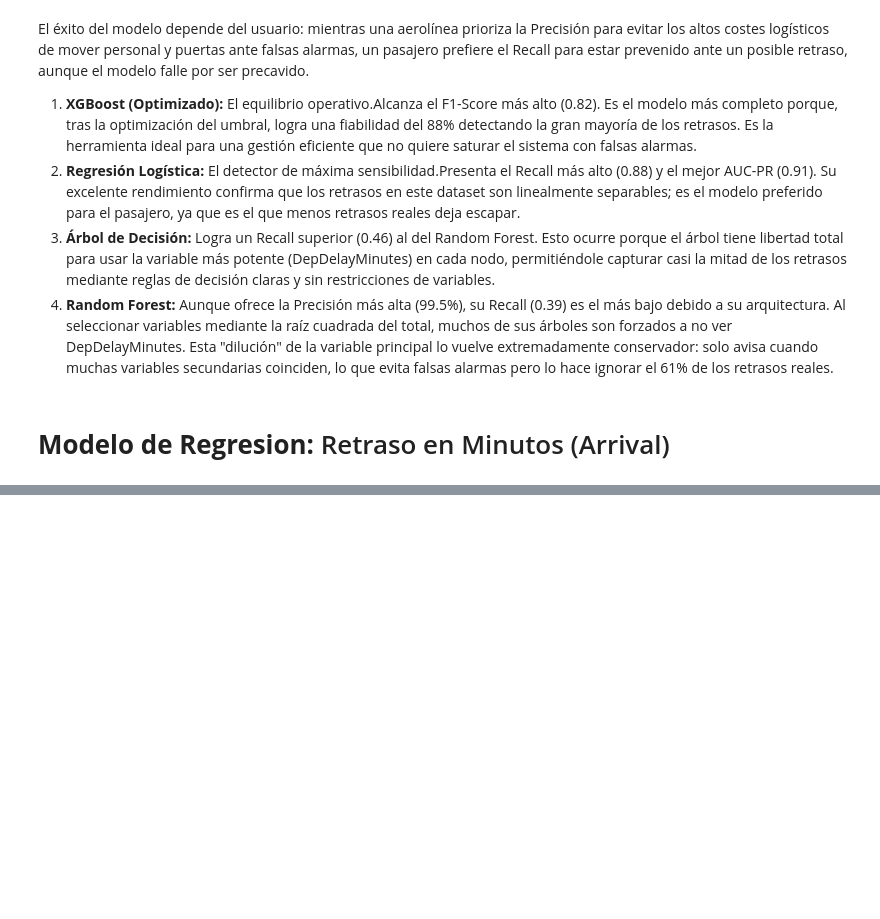
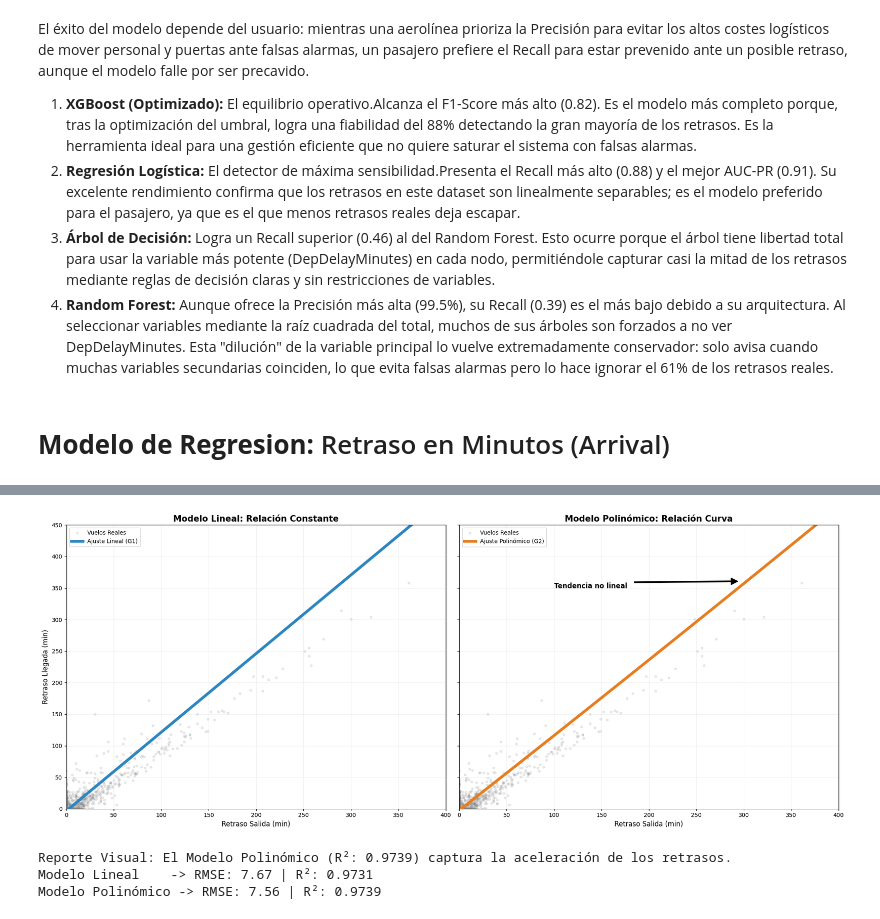
Before and after one commit to MartinEO2005/Proyecto_Open_Data, a Jupyter notebook: ml_supervisado.ipynb, the cells around one changed output, grey strips where cells are left out. Cells and saved outputs as stored; diff of their text form; code cells hidden in the pictures; blank space fills up the shorter version.

```diff
--- a/ml_supervisado.ipynb
+++ b/ml_supervisado.ipynb
@@ -925,0 +1069,73 @@ You can try to debug the error by setting error_score='raise'.
+# %%
+import matplotlib.pyplot as plt
+import numpy as np
+import pandas as pd
+from sklearn.metrics import mean_squared_error, r2_score, mean_absolute_error
+
+# 1. PREPARACIÓN DE LA TENDENCIA
+x_var = 'DepDelayMinutes'
+x_range = np.linspace(0, 400, 100)
+
+# Creamos datos sintéticos (resto de variables en su media)
+X_plot = pd.DataFrame([X_test_reg_encoded.mean()] * 100, columns=X_test_reg_encoded.columns)
+X_plot[x_var] = x_range
+
+# 2. PREDICCIONES
+# Lineal (Usamos el scaler que ya tienes definido)
+X_plot_scaled = scaler.transform(X_plot)
+y_plot_lin = best_sgd.predict(X_plot_scaled)
+
+# Polinómico (Usamos el nombre final_poly_model del bloque anterior)
+y_plot_poly = final_poly_model.predict(X_plot)
+
+# 3. VISUALIZACIÓN EN SUBPLOTS
+fig, (ax1, ax2) = plt.subplots(1, 2, figsize=(20, 8), sharey=True)
+
+# Muestra de puntos reales para contexto
+indices_m = np.random.choice(len(X_test_reg_encoded), 2000, replace=False)
+X_sample = X_test_reg_encoded.iloc[indices_m]
+y_sample = y_test_reg.iloc[indices_m]
+
+# --- SUBPLOT 1: LINEAL ---
+ax1.scatter(X_sample[x_var], y_sample, alpha=0.15, color='gray', s=15, label='Vuelos Reales')
+ax1.plot(x_range, y_plot_lin, color='#2E86C1', lw=5, label='Ajuste Lineal (G1)')
+ax1.set_title('Modelo Lineal: Relación Constante', fontsize=15, fontweight='bold')
+ax1.set_xlabel('Retraso Salida (min)', fontsize=12)
+ax1.set_ylabel('Retraso Llegada (min)', fontsize=12)
+ax1.set_xlim(0, 400)
+ax1.set_ylim(0, 450)
+ax1.legend()
+ax1.grid(True, alpha=0.2)
+
+# --- SUBPLOT 2: POLINÓMICO ---
+ax2.scatter(X_sample[x_var], y_sample, alpha=0.15, color='gray', s=15, label='Vuelos Reales')
+ax2.plot(x_range, y_plot_poly, color='#E67E22', lw=5, label=f'Ajuste Polinómico (G{best_degree})')
+ax2.set_title('Modelo Polinómico: Relación Curva', fontsize=15, fontweight='bold')
+ax2.set_xlabel('Retraso Salida (min)', fontsize=12)
+ax2.set_xlim(0, 400)
+ax2.legend()
+ax2.grid(True, alpha=0.2)
+
+# Flecha indicando la curvatura
+ax2.annotate('Tendencia no lineal',
+             xy=(300, y_plot_poly[75]), xytext=(100, 350),
+             arrowprops=dict(facecolor='black', shrink=0.05, width=2), fontsize=12, fontweight='bold')
+
+plt.tight_layout()
+plt.show()
+
+# 4. REPORTES DINÁMICOS (Calculados al vuelo para evitar NameError)
+r2_poly = r2_score(y_test_reg, y_pred_poly)
+rmse_poly = np.sqrt(mean_squared_error(y_test_reg, y_pred_poly))
+
+r2_lin = r2_score(y_test_reg, y_pred_sgd)
+rmse_lin = np.sqrt(mean_squared_error(y_test_reg, y_pred_sgd))
+
+print(f"Reporte Visual: El Modelo Polinómico (R²: {r2_poly:.4f}) captura la aceleración de los retrasos.")
+print(f"Modelo Lineal    -> RMSE: {rmse_lin:.2f} | R²: {r2_lin:.4f}")
+print(f"Modelo Polinómico -> RMSE: {rmse_poly:.2f} | R²: {r2_poly:.4f}")
+# %% [output]
+[figure, added]
+Reporte Visual: El Modelo Polinómico (R²: 0.9739) captura la aceleración de los retrasos.
+Modelo Lineal    -> RMSE: 7.67 | R²: 0.9731
+Modelo Polinómico -> RMSE: 7.56 | R²: 0.9739
```
Also changed, not shown: parts of 23 cells of this notebook, 1 other file.
